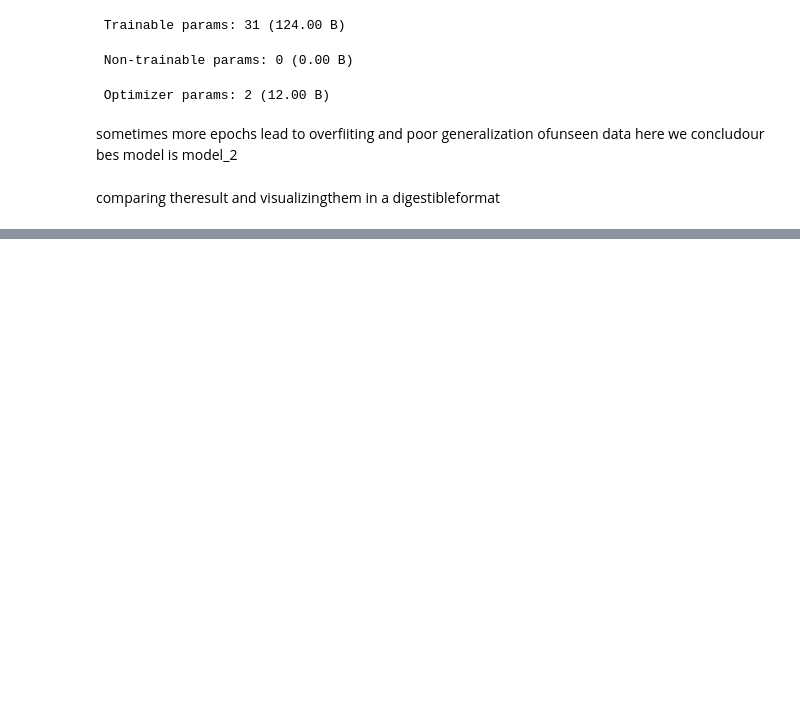
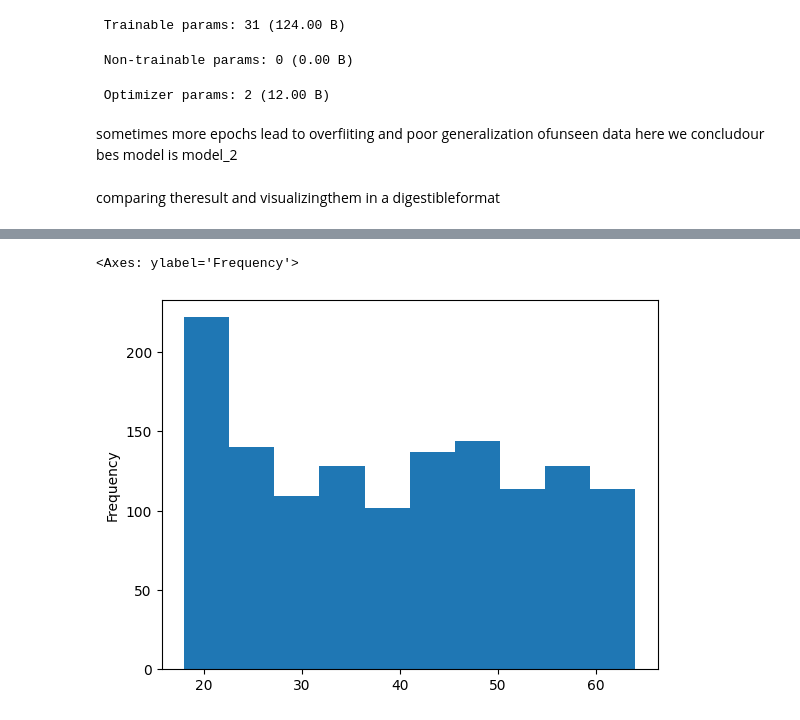
Before and after one commit to mohdabuzaransari9/tensorflow, a Jupyter notebook: file2_neural_network.ipynb, the cells around one changed output, grey strips where cells are left out. Drawn from its saved outputs; the diff is of its cells as text; code cells hidden in the pictures; blank space fills up the shorter version.

```diff
--- a/file2_neural_network.ipynb
+++ b/file2_neural_network.ipynb
@@ -993,0 +1337,5 @@ df
+# %%
+insurance['age'].plot(kind="hist")
+# %% [output]
+<Axes: ylabel='Frequency'>
+[figure, added]
```
Also changed, not shown: parts of 88 cells of this notebook.
